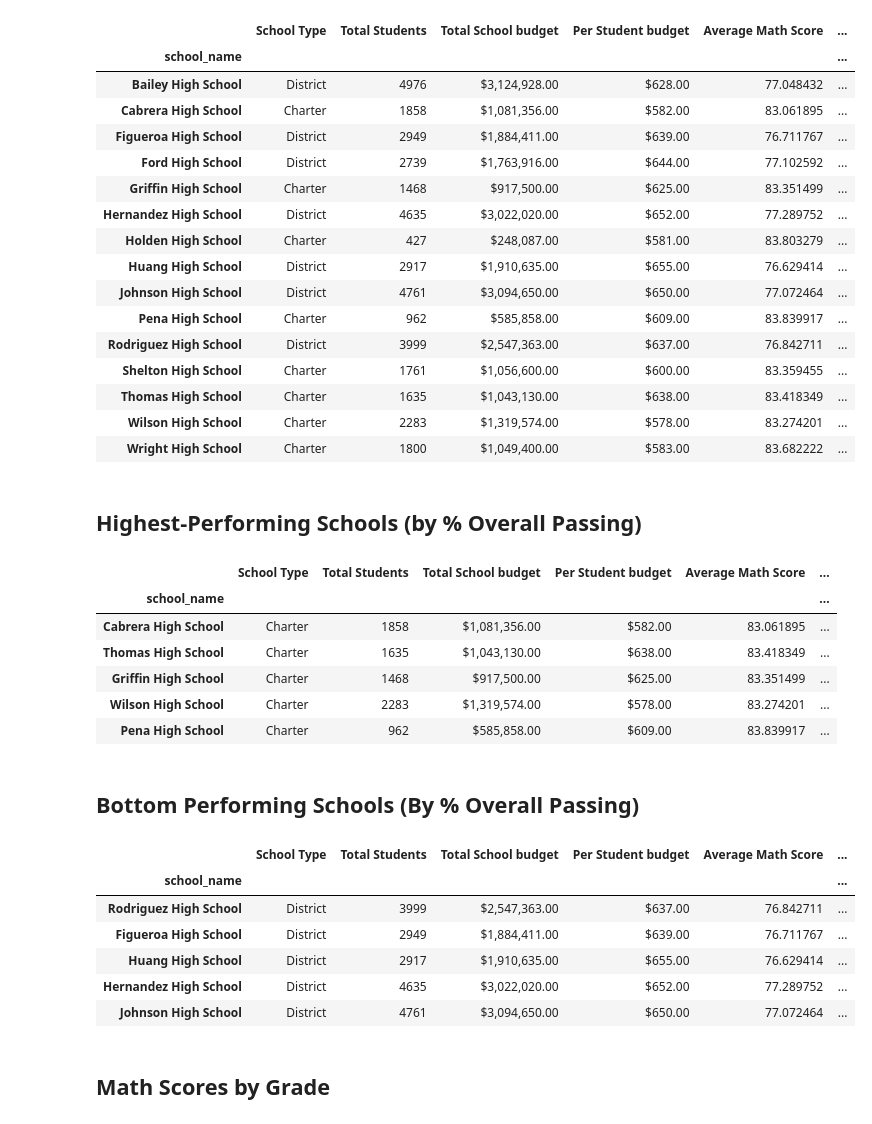
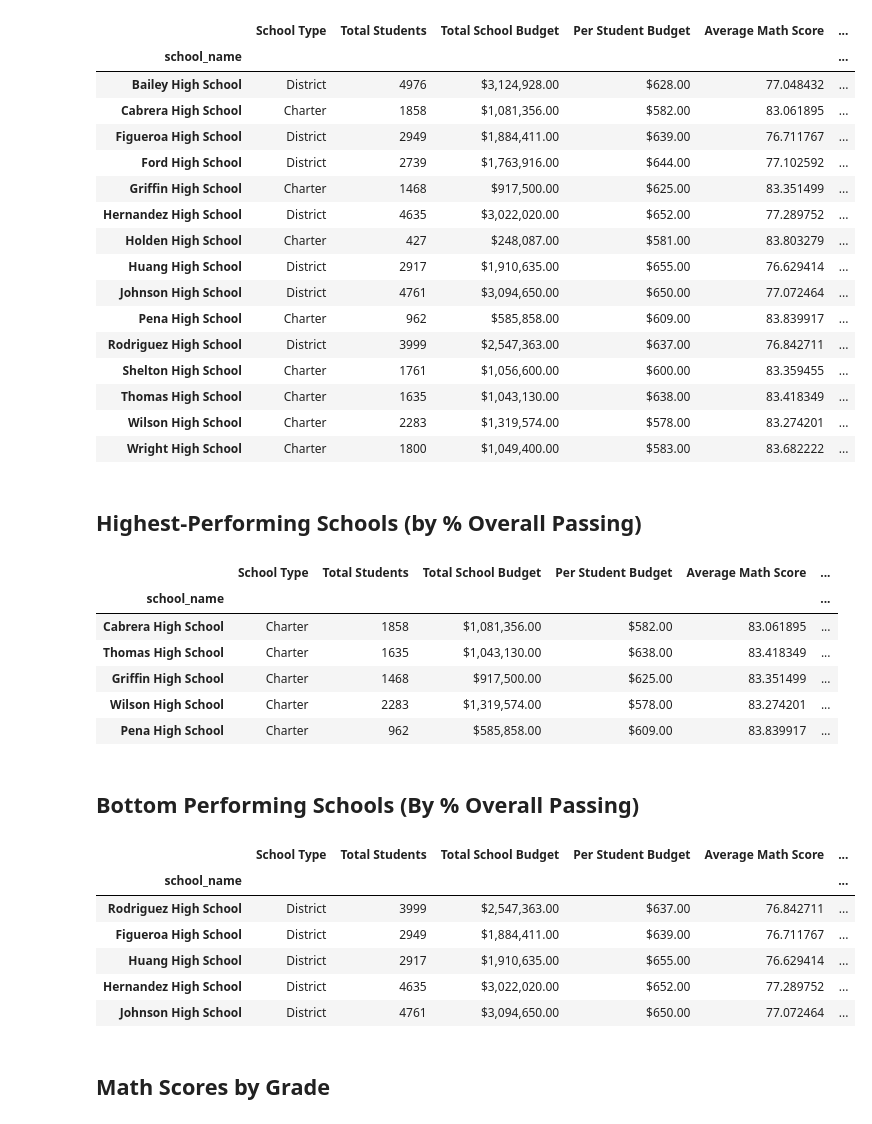
Before and after one commit to eugeniocez/pandas-challenge, a Jupyter notebook: PyCitySchools/PyCitySchools_starter.ipynb, the cells around one changed output. Drawn from its saved outputs; the diff is of its cells as text; code cells hidden in the pictures.

```diff
--- a/PyCitySchools/PyCitySchools_starter.ipynb
+++ b/PyCitySchools/PyCitySchools_starter.ipynb
@@ -307,16 +307,16 @@ Wright High School       90.333333
 dtype: float64
 # %%
 # Create a DataFrame called `per_school_summary` with columns for the calculations above.
-per_school_summary = {'School Type':school_types, 'Total Students':per_school_counts, 'Total School budget':per_school_budget, 'Per Student budget':per_school_capita, 'Average Math Score':per_school_math, 'Average Reading Score':per_school_reading, '% passing math':per_school_passing_math, '% passing reading': per_school_passing_reading, '% overall passing':overall_passing_rate}
-summary_df=pd.DataFrame(per_school_summary)
+Calculations = {'School Type':school_types, 'Total Students':per_school_counts, 'Total School Budget':per_school_budget, 'Per Student Budget':per_school_capita, 'Average Math Score':per_school_math, 'Average Reading Score':per_school_reading, '% Passing Math':per_school_passing_math, '% Passing Reading': per_school_passing_reading, '% Overall Passing':overall_passing_rate}
+per_school_summary =pd.DataFrame(Calculations)
 # Formatting
-summary_df["Total School budget"] = per_school_summary["Total School budget"].map("${:,.2f}".format)
-summary_df["Per Student budget"] = per_school_summary["Per Student budget"].map("${:,.2f}".format)
+per_school_summary ["Total School Budget"] = per_school_summary["Total School Budget"].map("${:,.2f}".format)
+per_school_summary ["Per Student Budget"] = per_school_summary["Per Student Budget"].map("${:,.2f}".format)
 
 # Display the DataFrame
-summary_df
+per_school_summary
 # %% [output]
-|  | School Type | Total Students | Total School budget | Per Student budget | Average Math Score | ... |
+|  | School Type | Total Students | Total School Budget | Per Student Budget | Average Math Score | ... |
 | school_name |  |  |  |  |  | ... |
 | Bailey High School | District | 4976 | $3,124,928.00 | $628.00 | 77.048432 | ... |
 | Cabrera High School | Charter | 1858 | $1,081,356.00 | $582.00 | 83.061895 | ... |
@@ -337,10 +337,10 @@ summary_df
 ## Highest-Performing Schools (by % Overall Passing)
 # %%
 # Sort the schools by `% Overall Passing` in descending order and display the top 5 rows.
-top_schools = summary_df.sort_values(by='% overall passing', ascending=False)
+top_schools = per_school_summary.sort_values(by='% Overall Passing', ascending=False)
 top_schools.head(5)
 # %% [output]
-|  | School Type | Total Students | Total School budget | Per Student budget | Average Math Score | ... |
+|  | School Type | Total Students | Total School Budget | Per Student Budget | Average Math Score | ... |
 | school_name |  |  |  |  |  | ... |
 | Cabrera High School | Charter | 1858 | $1,081,356.00 | $582.00 | 83.061895 | ... |
 | Thomas High School | Charter | 1635 | $1,043,130.00 | $638.00 | 83.418349 | ... |
@@ -351,10 +351,10 @@ top_schools.head(5)
 ## Bottom Performing Schools (By % Overall Passing)
 # %%
 # Sort the schools by `% Overall Passing` in ascending order and display the top 5 rows.
-bottom_schools =summary_df.sort_values(by='% overall passing', ascending=True)
+bottom_schools =per_school_summary.sort_values(by='% Overall Passing', ascending=True)
 bottom_schools.head(5)
 # %% [output]
-|  | School Type | Total Students | Total School budget | Per Student budget | Average Math Score | ... |
+|  | School Type | Total Students | Total School Budget | Per Student Budget | Average Math Score | ... |
 | school_name |  |  |  |  |  | ... |
 | Rodriguez High School | District | 3999 | $2,547,363.00 | $637.00 | 76.842711 | ... |
 | Figueroa High School | District | 2949 | $1,884,411.00 | $639.00 | 76.711767 | ... |
```
Also changed, not shown: parts of 10 cells of this notebook.
